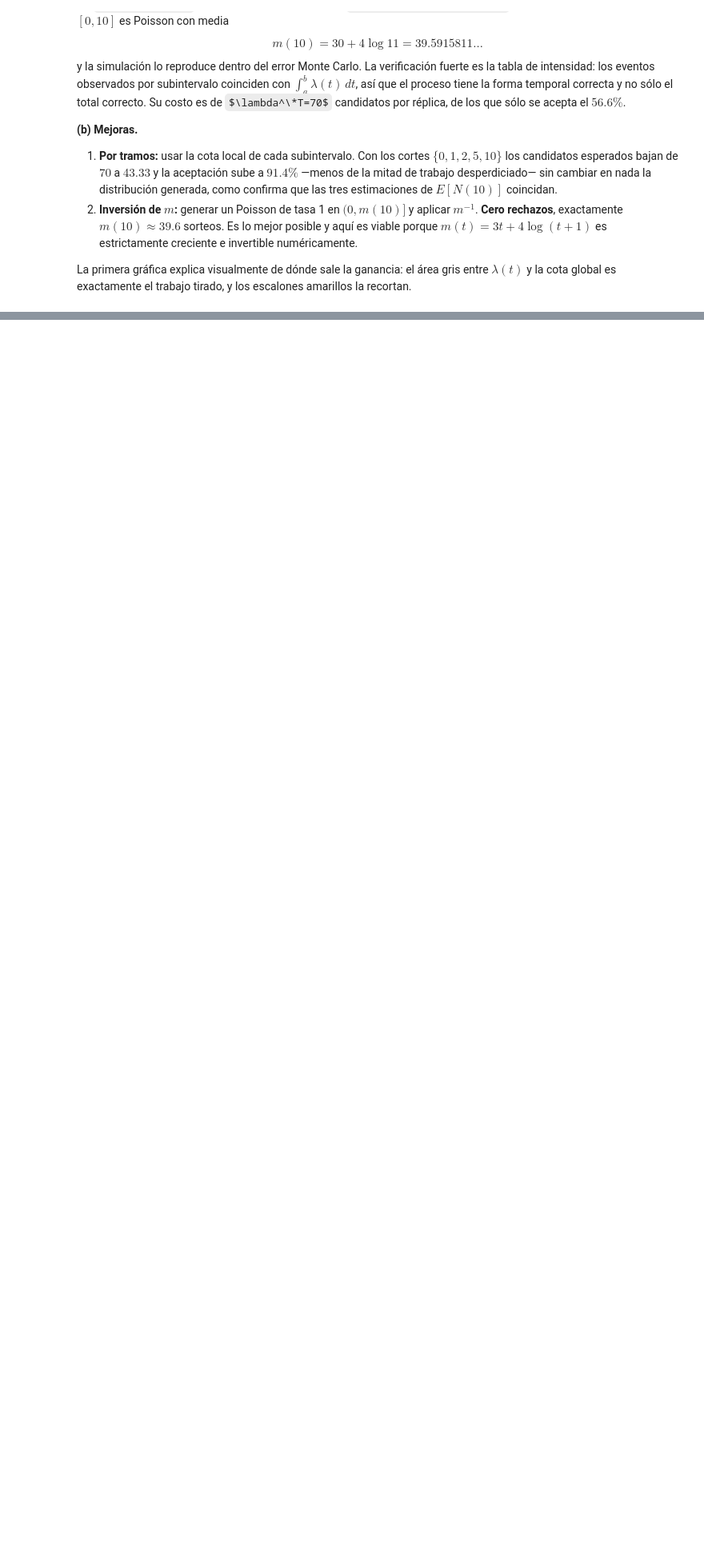
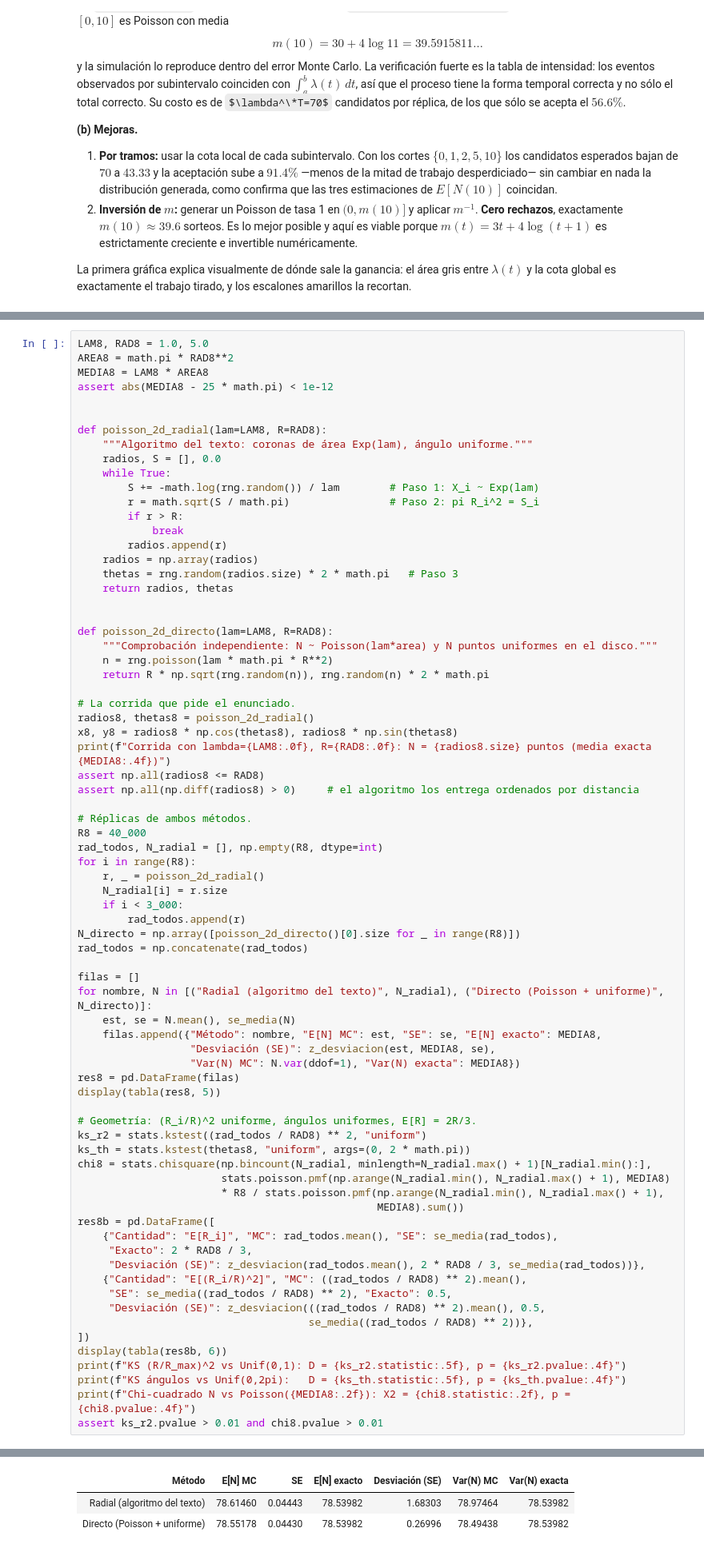
Before and after one commit to fabianpradod/mod-practica2, a Jupyter notebook: Practica_2_Generacion_de_Variables_Aleatorias_Continuas.ipynb, the cells around one changed output, grey strips where cells are left out. Shown at 80% size. Saved outputs shown, nothing was run; the diff lists cells and outputs as text; some formulas as TeX source; blank space fills up the shorter version.

```diff
--- a/Practica_2_Generacion_de_Variables_Aleatorias_Continuas.ipynb
+++ b/Practica_2_Generacion_de_Variables_Aleatorias_Continuas.ipynb
@@ -938,0 +957,75 @@ La primera gráfica explica visualmente de dónde sale la ganancia: el área gri
+# %%
+LAM8, RAD8 = 1.0, 5.0
+AREA8 = math.pi * RAD8**2
+MEDIA8 = LAM8 * AREA8
+assert abs(MEDIA8 - 25 * math.pi) < 1e-12
+
+
+def poisson_2d_radial(lam=LAM8, R=RAD8):
+    """Algoritmo del texto: coronas de área Exp(lam), ángulo uniforme."""
+    radios, S = [], 0.0
+    while True:
+        S += -math.log(rng.random()) / lam        # Paso 1: X_i ~ Exp(lam)
+        r = math.sqrt(S / math.pi)                # Paso 2: pi R_i^2 = S_i
+        if r > R:
+            break
+        radios.append(r)
+    radios = np.array(radios)
+    thetas = rng.random(radios.size) * 2 * math.pi   # Paso 3
+    return radios, thetas
+
+
+def poisson_2d_directo(lam=LAM8, R=RAD8):
+    """Comprobación independiente: N ~ Poisson(lam*area) y N puntos uniformes en el disco."""
+    n = rng.poisson(lam * math.pi * R**2)
+    return R * np.sqrt(rng.random(n)), rng.random(n) * 2 * math.pi
+
+# La corrida que pide el enunciado.
+radios8, thetas8 = poisson_2d_radial()
+x8, y8 = radios8 * np.cos(thetas8), radios8 * np.sin(thetas8)
+print(f"Corrida con lambda={LAM8:.0f}, R={RAD8:.0f}: N = {radios8.size} puntos (media exacta {MEDIA8:.4f})")
+assert np.all(radios8 <= RAD8)
+assert np.all(np.diff(radios8) > 0)     # el algoritmo los entrega ordenados por distancia
+
+# Réplicas de ambos métodos.
+R8 = 40_000
+rad_todos, N_radial = [], np.empty(R8, dtype=int)
+for i in range(R8):
+    r, _ = poisson_2d_radial()
+    N_radial[i] = r.size
+    if i < 3_000:
+        rad_todos.append(r)
+N_directo = np.array([poisson_2d_directo()[0].size for _ in range(R8)])
+rad_todos = np.concatenate(rad_todos)
+
+filas = []
+for nombre, N in [("Radial (algoritmo del texto)", N_radial), ("Directo (Poisson + uniforme)", N_directo)]:
+    est, se = N.mean(), se_media(N)
+    filas.append({"Método": nombre, "E[N] MC": est, "SE": se, "E[N] exacto": MEDIA8,
+                  "Desviación (SE)": z_desviacion(est, MEDIA8, se),
+                  "Var(N) MC": N.var(ddof=1), "Var(N) exacta": MEDIA8})
+res8 = pd.DataFrame(filas)
+display(tabla(res8, 5))
+
+# Geometría: (R_i/R)^2 uniforme, ángulos uniformes, E[R] = 2R/3.
+ks_r2 = stats.kstest((rad_todos / RAD8) ** 2, "uniform")
+ks_th = stats.kstest(thetas8, "uniform", args=(0, 2 * math.pi))
+chi8 = stats.chisquare(np.bincount(N_radial, minlength=N_radial.max() + 1)[N_radial.min():],
+                       stats.poisson.pmf(np.arange(N_radial.min(), N_radial.max() + 1), MEDIA8)
+                       * R8 / stats.poisson.pmf(np.arange(N_radial.min(), N_radial.max() + 1),
+                                                MEDIA8).sum())
+res8b = pd.DataFrame([
+    {"Cantidad": "E[R_i]", "MC": rad_todos.mean(), "SE": se_media(rad_todos),
+     "Exacto": 2 * RAD8 / 3,
+     "Desviación (SE)": z_desviacion(rad_todos.mean(), 2 * RAD8 / 3, se_media(rad_todos))},
+    {"Cantidad": "E[(R_i/R)^2]", "MC": ((rad_todos / RAD8) ** 2).mean(),
+     "SE": se_media((rad_todos / RAD8) ** 2), "Exacto": 0.5,
+     "Desviación (SE)": z_desviacion(((rad_todos / RAD8) ** 2).mean(), 0.5,
+                                     se_media((rad_todos / RAD8) ** 2))},
+])
+display(tabla(res8b, 6))
+print(f"KS (R/R_max)^2 vs Unif(0,1): D = {ks_r2.statistic:.5f}, p = {ks_r2.pvalue:.4f}")
+print(f"KS ángulos vs Unif(0,2pi):   D = {ks_th.statistic:.5f}, p = {ks_th.pvalue:.4f}")
+print(f"Chi-cuadrado N vs Poisson({MEDIA8:.2f}): X2 = {chi8.statistic:.2f}, p = {chi8.pvalue:.4f}")
+assert ks_r2.pvalue > 0.01 and chi8.pvalue > 0.01
+# %% [output]
@@ -938,0 +1033,3 @@ La primera gráfica explica visualmente de dónde sale la ganancia: el área gri
+| Método | E[N] MC | SE | E[N] exacto | Desviación (SE) | Var(N) MC | Var(N) exacta |
+| Radial (algoritmo del texto) | 78.61460 | 0.04443 | 78.53982 | 1.68303 | 78.97464 | 78.53982 |
+| Directo (Poisson + uniforme) | 78.55178 | 0.04430 | 78.53982 | 0.26996 | 78.49438 | 78.53982 |
```
Also changed, not shown: parts of 4 cells of this notebook.
